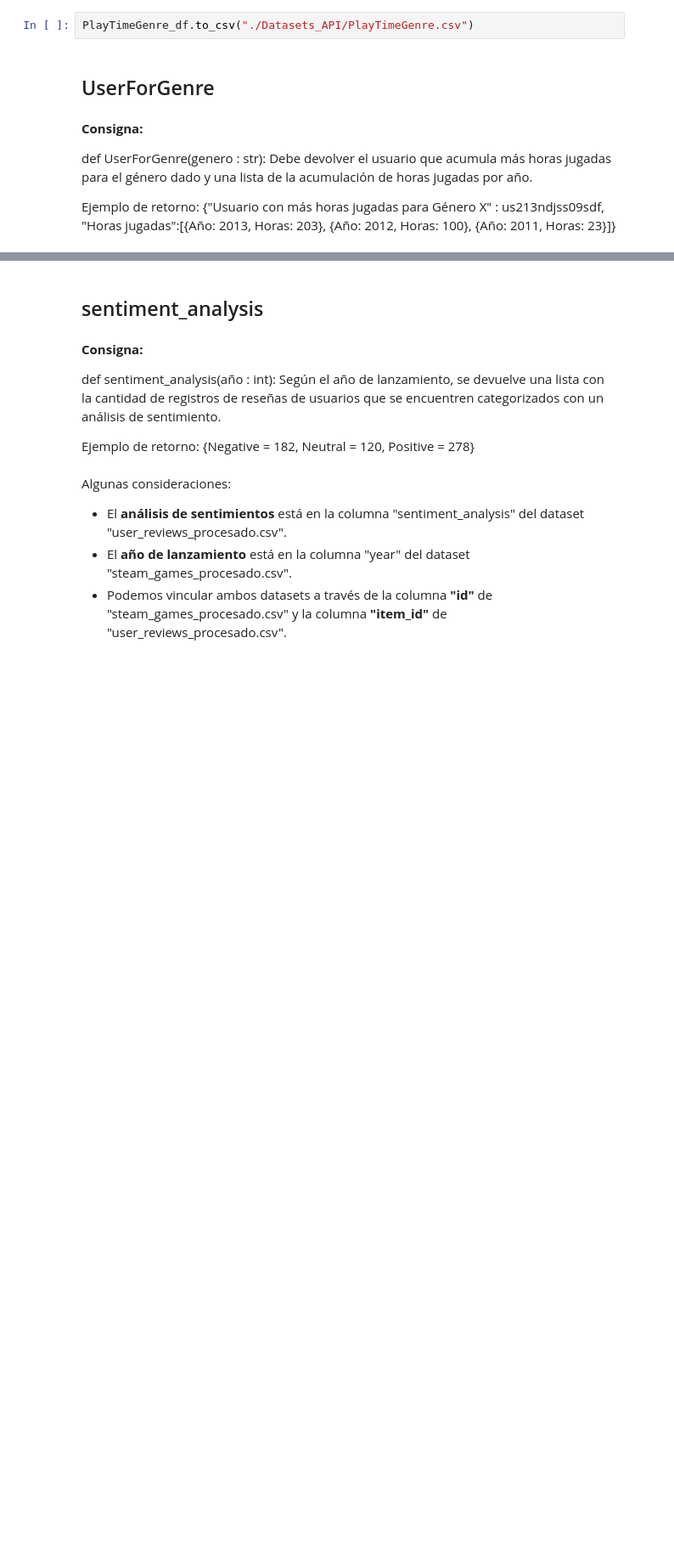
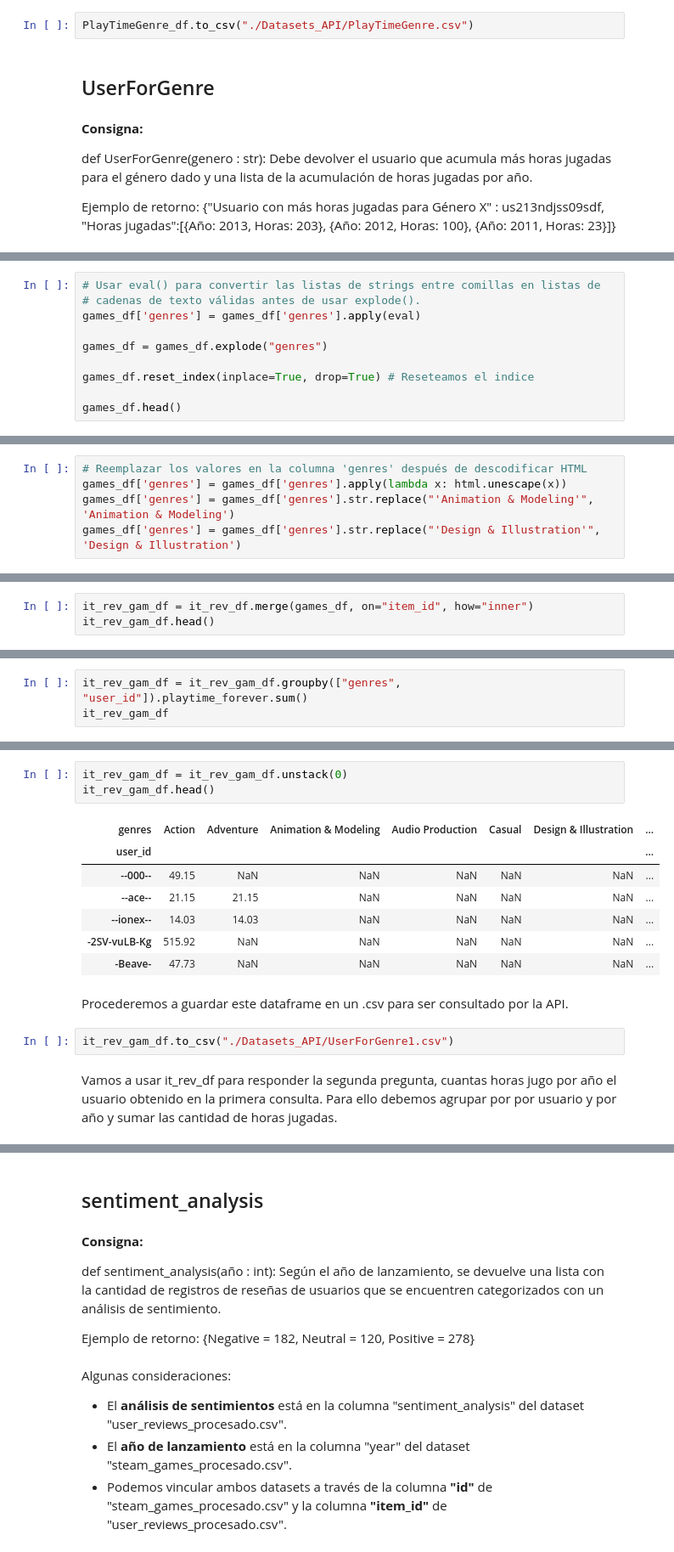
Before and after one commit to dsdrajlin/PI-MLOPs, a Jupyter notebook: API.ipynb, the cells around one changed output, grey strips where cells are left out. Shown at 85% size. Cells and saved outputs as stored; diff of their text form; blank space fills up the shorter version.

```diff
--- a/API.ipynb
+++ b/API.ipynb
@@ -234,0 +402,10 @@ Ejemplo de retorno: {"Usuario con más horas jugadas para Género X" : us213ndjs
+# %%
+# Usar eval() para convertir las listas de strings entre comillas en listas de
+# cadenas de texto válidas antes de usar explode().
+games_df['genres'] = games_df['genres'].apply(eval)
+
+games_df = games_df.explode("genres")
+
+games_df.reset_index(inplace=True, drop=True) # Reseteamos el indice
+
+games_df.head()
@@ -234,0 +429,5 @@ Ejemplo de retorno: {"Usuario con más horas jugadas para Género X" : us213ndjs
+# %%
+# Reemplazar los valores en la columna 'genres' después de descodificar HTML
+games_df['genres'] = games_df['genres'].apply(lambda x: html.unescape(x))
+games_df['genres'] = games_df['genres'].str.replace("'Animation & Modeling'", 'Animation & Modeling')
+games_df['genres'] = games_df['genres'].str.replace("'Design & Illustration'", 'Design & Illustration')
@@ -234,0 +436,3 @@ Ejemplo de retorno: {"Usuario con más horas jugadas para Género X" : us213ndjs
+# %%
+it_rev_gam_df = it_rev_df.merge(games_df, on="item_id", how="inner")
+it_rev_gam_df.head()
@@ -234,0 +448,3 @@ Ejemplo de retorno: {"Usuario con más horas jugadas para Género X" : us213ndjs
+# %%
+it_rev_gam_df = it_rev_gam_df.groupby(["genres", "user_id"]).playtime_forever.sum()
+it_rev_gam_df
@@ -234,0 +465,17 @@ Ejemplo de retorno: {"Usuario con más horas jugadas para Género X" : us213ndjs
+# %%
+it_rev_gam_df = it_rev_gam_df.unstack(0)
+it_rev_gam_df.head()
+# %% [output]
+| genres | Action | Adventure | Animation & Modeling | Audio Production | Casual | Design & Illustration | ... |
+| user_id |  |  |  |  |  |  | ... |
+| --000-- | 49.15 | NaN | NaN | NaN | NaN | NaN | ... |
+| --ace-- | 21.15 | 21.15 | NaN | NaN | NaN | NaN | ... |
+| --ionex-- | 14.03 | 14.03 | NaN | NaN | NaN | NaN | ... |
+| -2SV-vuLB-Kg | 515.92 | NaN | NaN | NaN | NaN | NaN | ... |
+| -Beave- | 47.73 | NaN | NaN | NaN | NaN | NaN | ... |
+# %% [markdown]
+Procederemos a guardar este dataframe en un .csv para ser consultado por la API.
+# %%
+it_rev_gam_df.to_csv("./Datasets_API/UserForGenre1.csv")
+# %% [markdown]
+Vamos a usar it_rev_df para responder la segunda pregunta, cuantas horas jugo por año el usuario obtenido en la primera consulta. Para ello debemos agrupar por por usuario y por año y sumar las cantidad de horas jugadas.
```
Also changed, not shown: parts of 40 cells of this notebook, 4 other files.
